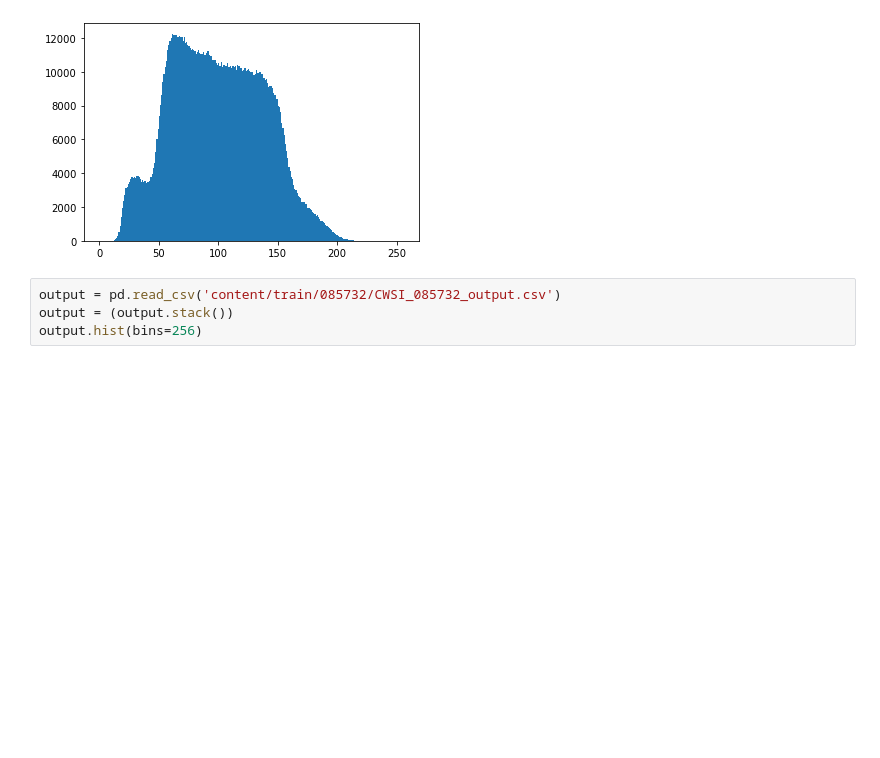
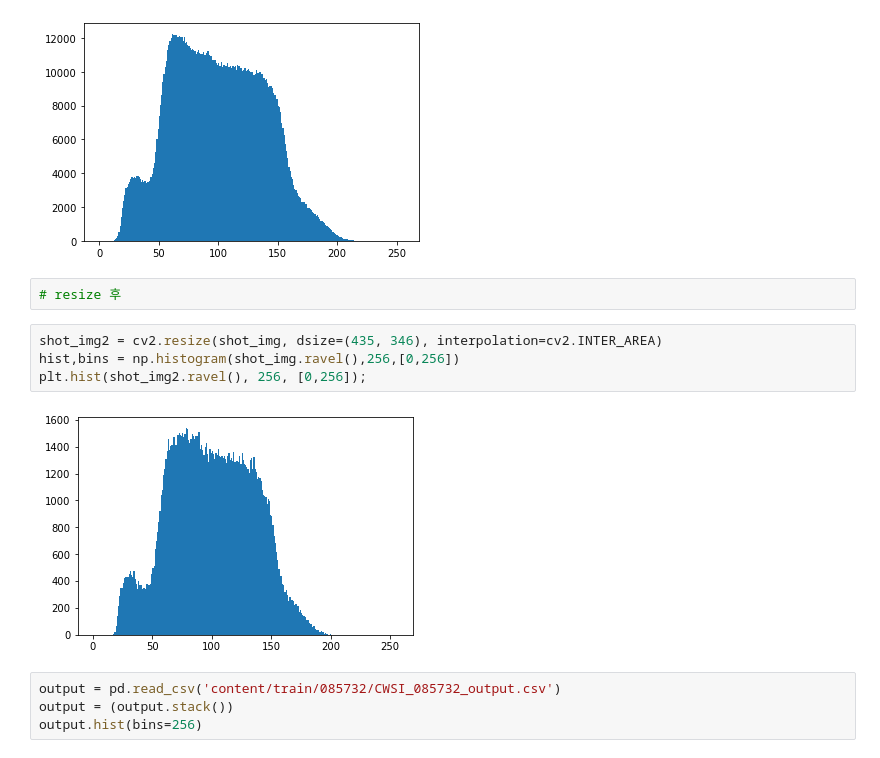
Before and after one commit to FLY-CODE77/Drone_Crop, a Jupyter notebook: histogram.ipynb, the cells around one changed output. Cells and saved outputs as stored; diff of their text form; blank space fills up the shorter version.

Commit message:
An : histogram difference

```diff
--- a/histogram.ipynb
+++ b/histogram.ipynb
@@ -47,6 +49,14 @@ hist,bins = np.histogram(shot_img.ravel(),256,[0,256])
 plt.hist(shot_img.ravel(), 256, [0,256]);
 # %% [output]
 [figure]
+# %%
+# resize 후
+# %%
+shot_img2 = cv2.resize(shot_img, dsize=(435, 346), interpolation=cv2.INTER_AREA)
+hist,bins = np.histogram(shot_img.ravel(),256,[0,256])
+plt.hist(shot_img2.ravel(), 256, [0,256]);
+# %% [output]
+[figure, added]
 # %%
 output = pd.read_csv('content/train/085732/CWSI_085732_output.csv')
 output = (output.stack())
```
Also changed, not shown: parts of 4 cells of this notebook.
